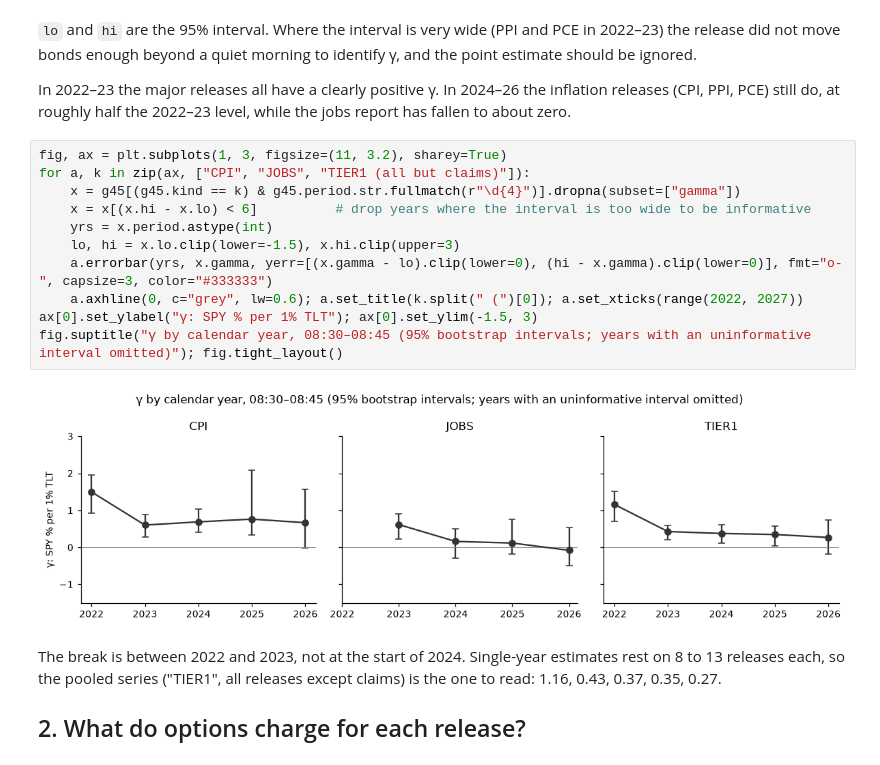
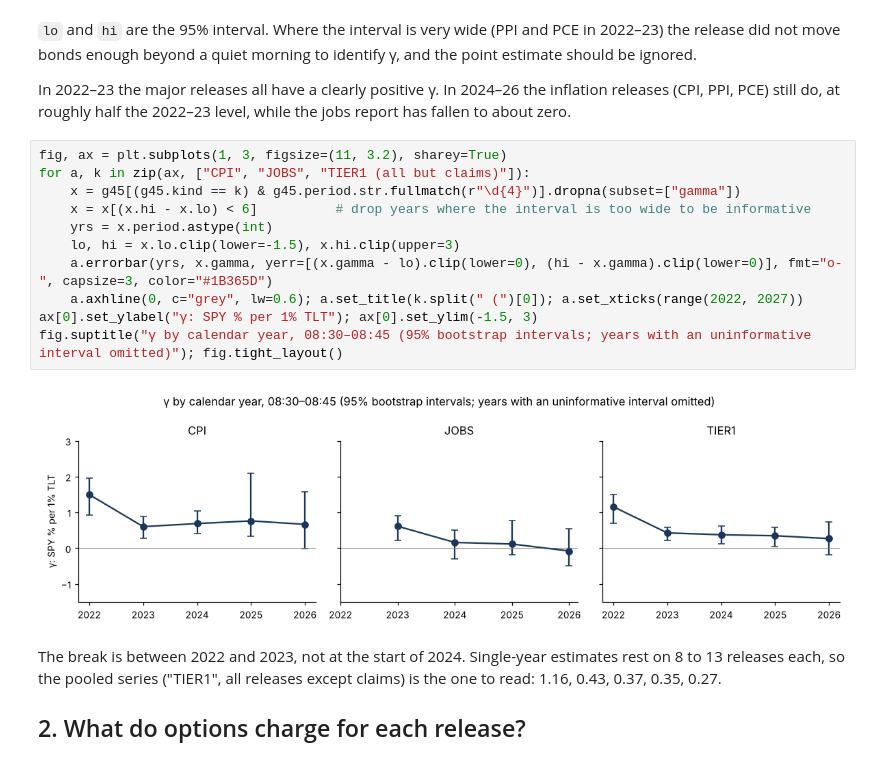
Before and after one commit to mikejafs/macro_news_options_project, a Jupyter notebook: notebooks/results.ipynb, the cells around one changed output. Cells and saved outputs as stored; diff of their text form.

```diff
--- a/notebooks/results.ipynb
+++ b/notebooks/results.ipynb
@@ -50,16 +50,16 @@ In 2022–23 the major releases all have a clearly positive γ. In 2024–26 the
 # %%
 fig, ax = plt.subplots(1, 3, figsize=(11, 3.2), sharey=True)
 for a, k in zip(ax, ["CPI", "JOBS", "TIER1 (all but claims)"]):
     x = g45[(g45.kind == k) & g45.period.str.fullmatch(r"\d{4}")].dropna(subset=["gamma"])
     x = x[(x.hi - x.lo) < 6]          # drop years where the interval is too wide to be informative
     yrs = x.period.astype(int)
     lo, hi = x.lo.clip(lower=-1.5), x.hi.clip(upper=3)
-    a.errorbar(yrs, x.gamma, yerr=[(x.gamma - lo).clip(lower=0), (hi - x.gamma).clip(lower=0)], fmt="o-", capsize=3, color="#333333")
+    a.errorbar(yrs, x.gamma, yerr=[(x.gamma - lo).clip(lower=0), (hi - x.gamma).clip(lower=0)], fmt="o-", capsize=3, color="#1B365D")
     a.axhline(0, c="grey", lw=0.6); a.set_title(k.split(" (")[0]); a.set_xticks(range(2022, 2027))
 ax[0].set_ylabel("γ: SPY % per 1% TLT"); ax[0].set_ylim(-1.5, 3)
 fig.suptitle("γ by calendar year, 08:30–08:45 (95% bootstrap intervals; years with an uninformative interval omitted)"); fig.tight_layout()
 # %% [output]
-[figure, old version]
+[figure, new version]
 # %% [markdown]
 The break is between 2022 and 2023, not at the start of 2024. Single-year estimates rest on 8 to 13 releases each, so the pooled series ("TIER1", all releases except claims) is the one to read: 1.16, 0.43, 0.37, 0.35, 0.27.
 
```
Also changed, not shown: parts of 3 cells of this notebook, 27 other files.
